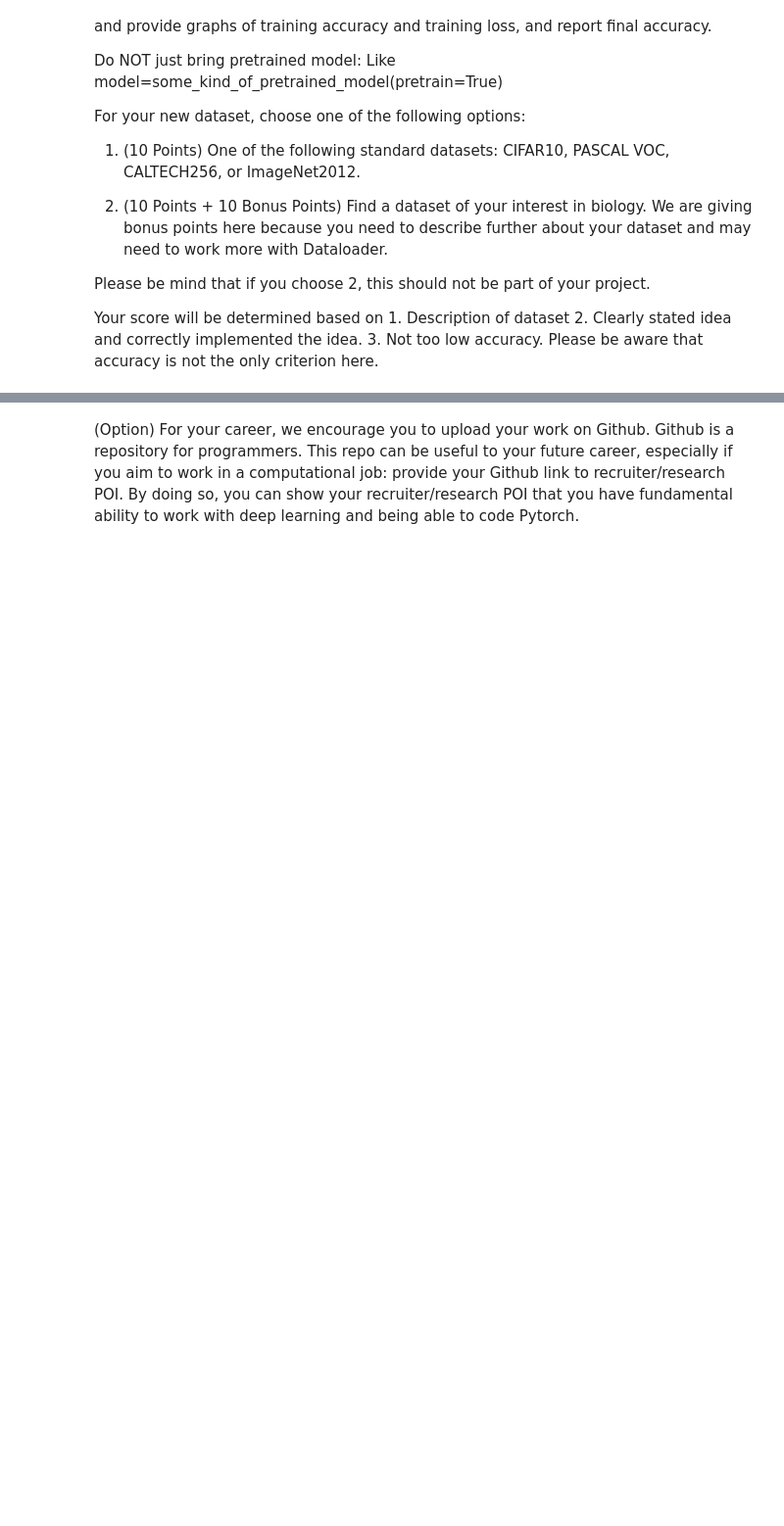
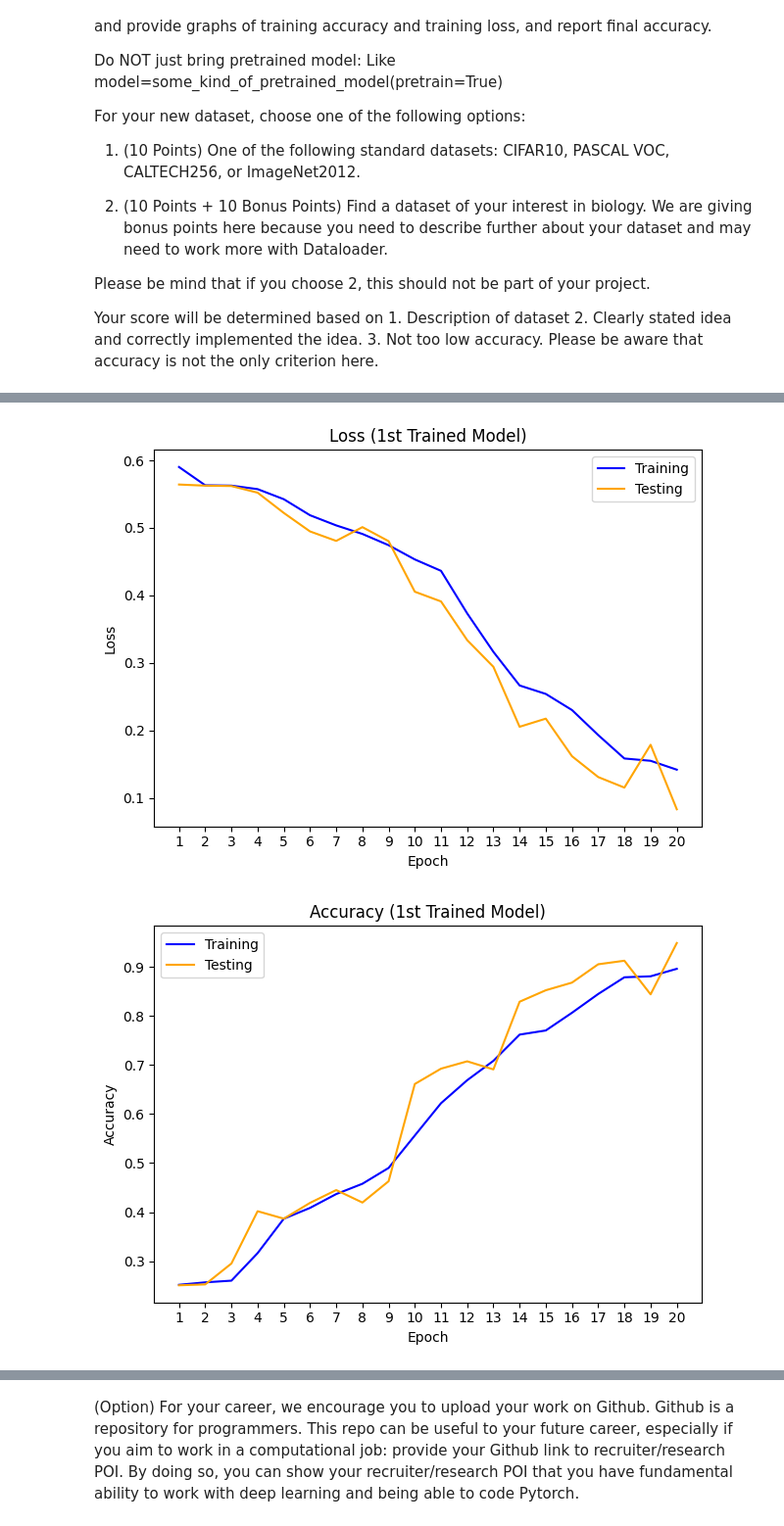
Before and after one commit to ThomasCZhang/CMU-02620-ML-Spring2023, a Jupyter notebook: HW4/02_620_HW4_Programming.ipynb, the cells around one changed output, grey strips where cells are left out. Shown at 98% size. Saved outputs shown, nothing was run; the diff lists cells and outputs as text; code cells hidden in the pictures; blank space fills up the shorter version.

```diff
--- a/HW4/02_620_HW4_Programming.ipynb
+++ b/HW4/02_620_HW4_Programming.ipynb
@@ -703,0 +916,13 @@ Your score will be determined based on 1. Description of dataset 2. Clearly stat
+# %%
+record1 = torch.load('./data/6_record_final.pt') # Model from first time I trained via python script (not from this notebook)
+record2 = torch.load('./6_record.pt') # Results from training in jupyter notebook.
+# %%
+train_loss = record1['train_loss']
+train_acc = record1['train_accuracy']
+test_loss = record1['test_loss']
+test_acc = record1['test_accuracy']
+PlotCurvesTrainTest(train_loss, test_loss, ['Training', 'Testing'], 'Loss (1st Trained Model)', 'Loss')
+PlotCurvesTrainTest(train_acc, test_acc, ['Training', 'Testing'], 'Accuracy (1st Trained Model)', 'Accuracy')
+# %% [output]
+[figure, added]
+[figure, added]
```
Also changed, not shown: parts of 37 cells of this notebook.
